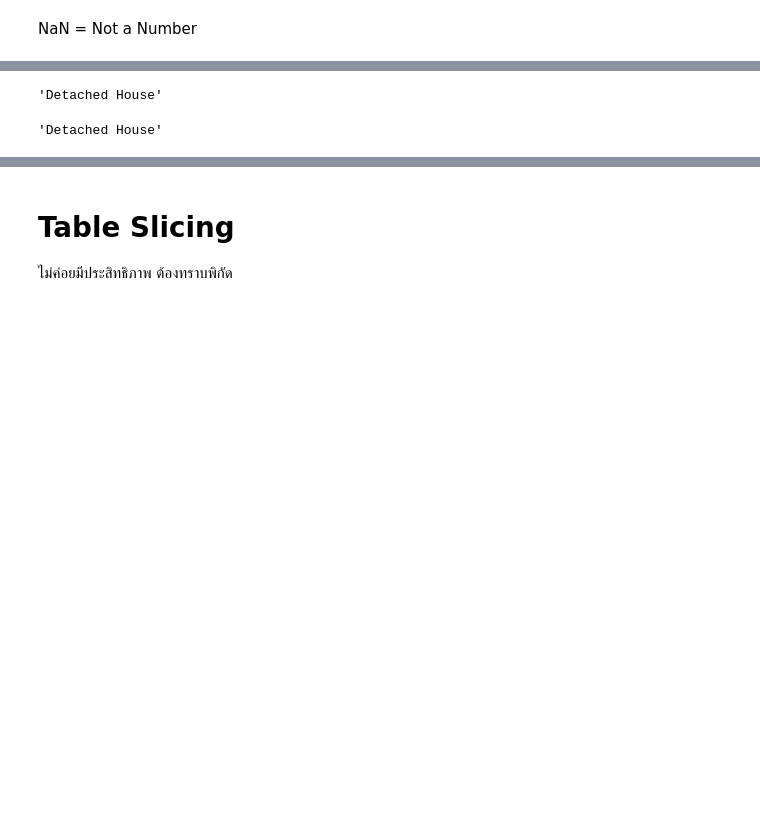
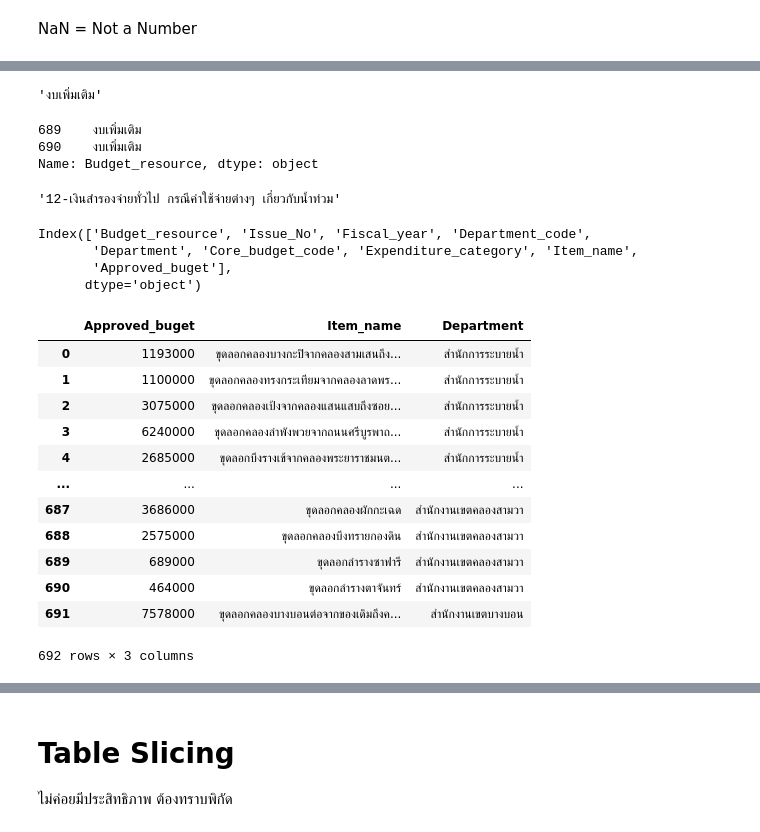
Before and after one commit to 643021273-8/python-_dataviz2023, a Jupyter notebook: Pandas101.ipynb, the cells around one changed output, grey strips where cells are left out. Drawn from its saved outputs; the diff is of its cells as text; code cells hidden in the pictures; blank space fills up the shorter version.

```diff
--- a/Pandas101.ipynb
+++ b/Pandas101.ipynb
@@ -160,8 +162,37 @@ Name: propertytype_name_en, Length: 42625, dtype: object
-# %%
-data1['propertytype_name_en'][42619]
-# %% [output]
-'Detached House'
+# %%
+data1['Budget_resource'][690]
+# %% [output]
+'งบเพิ่มเติม'
+# %%
+data1['Budget_resource'][-3:-1]
+# %% [output]
+689    งบเพิ่มเติม
+690    งบเพิ่มเติม
+Name: Budget_resource, dtype: object
 # %%
- data1.iloc[42619,5] # .iloc เปลี่ยนมุมมองเป็น np.arry  ชี้เป็นเเถว คอลัม ติดลบ สไลด์ได้
+ data1.iloc[6,5] # .iloc เปลี่ยนมุมมองเป็น np.arry  ชี้เป็นเเถว คอลัม ติดลบ สไลด์ได้
 # %% [output]
-'Detached House'
+'12-เงินสำรองจ่ายทั่วไป กรณีค่าใช้จ่ายต่างๆ เกี่ยวกับน้ำท่วม'
+# %%
+data1.columns
+# %% [output]
+Index(['Budget_resource', 'Issue_No', 'Fiscal_year', 'Department_code',
+       'Department', 'Core_budget_code', 'Expenditure_category', 'Item_name',
+       'Approved_buget'],
+      dtype='object')
+# %%
+data1[['Approved_buget','Item_name','Department']]
+# %% [output]
+|  | Approved_buget | Item_name | Department |
+| 0 | 1193000 | ขุดลอกคลองบางกะปิจากคลองสามเสนถึง... | สำนักการระบายน้ำ |
+| 1 | 1100000 | ขุดลอกคลองทรงกระเทียมจากคลองลาดพร... | สำนักการระบายน้ำ |
+| 2 | 3075000 | ขุดลอกคลองเป้งจากคลองแสนแสบถึงซอย... | สำนักการระบายน้ำ |
+| 3 | 6240000 | ขุดลอกคลองลำพังพวยจากถนนศรีบูรพาถ... | สำนักการระบายน้ำ |
+| 4 | 2685000 | ขุดลอกบึงรางเข้จากคลองพระยาราชมนต... | สำนักการระบายน้ำ |
+| ... | ... | ... | ... |
+| 687 | 3686000 | ขุดลอกคลองผักกะเฉด | สำนักงานเขตคลองสามวา |
+| 688 | 2575000 | ขุดลอกคลองบึงทรายกองดิน | สำนักงานเขตคลองสามวา |
+| 689 | 689000 | ขุดลอกลำรางซาฟารี | สำนักงานเขตคลองสามวา |
+| 690 | 464000 | ขุดลอกลำรางตาจันทร์ | สำนักงานเขตคลองสามวา |
+| 691 | 7578000 | ขุดลอกคลองบางบอนต่อจากของเดิมถึงค... | สำนักงานเขตบางบอน |
+692 rows × 3 columns
```
Also changed, not shown: parts of 86 cells of this notebook.
